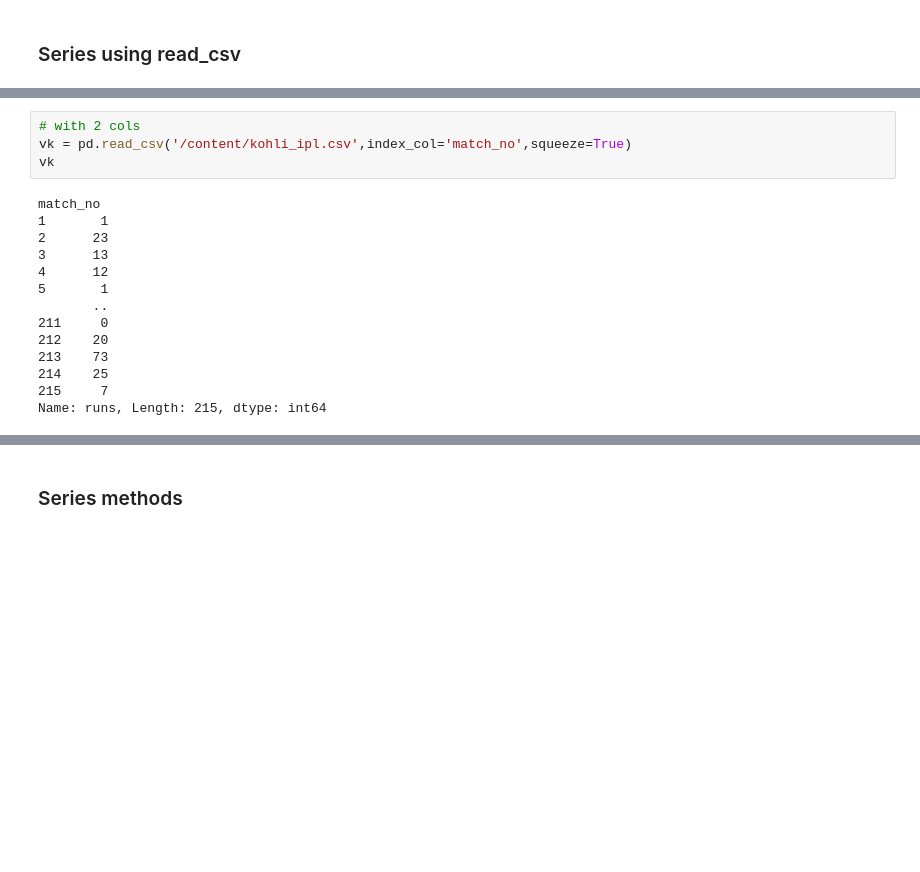
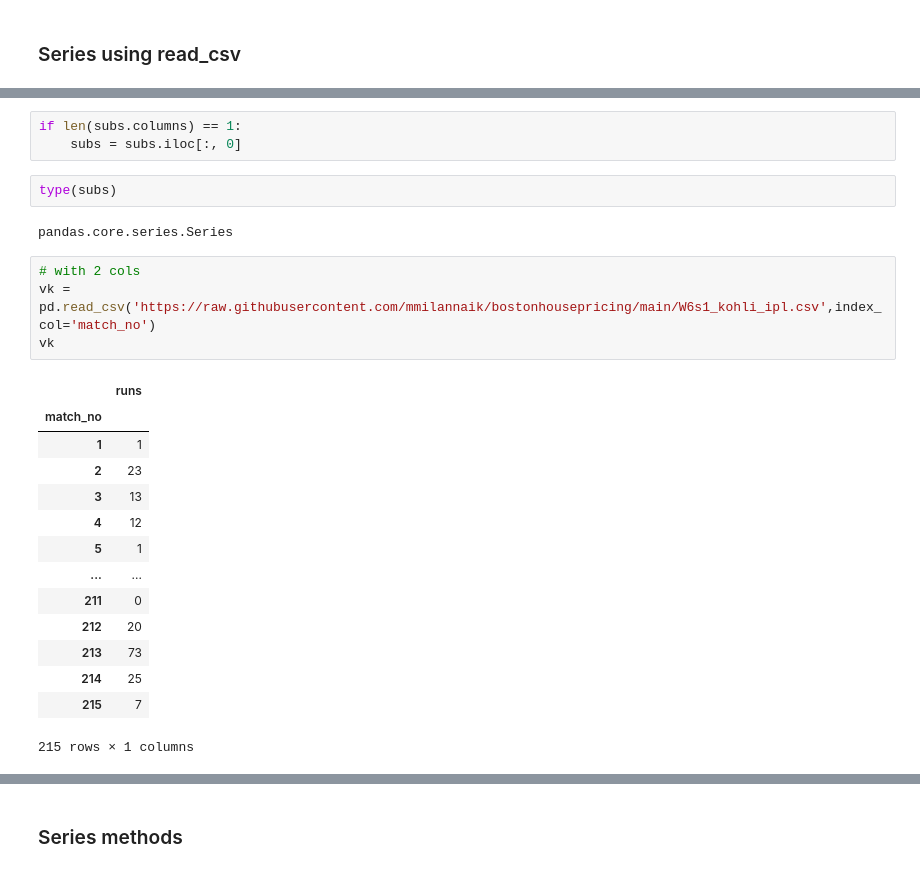
Before and after one commit to mmilannaik/bostonhousepricing, a Jupyter notebook: W6S1_session_16_pandas_series.ipynb, the cells around one changed output, grey strips where cells are left out. Cells and saved outputs as stored; diff of their text form; blank space fills up the shorter version.

```diff
--- a/W6S1_session_16_pandas_series.ipynb
+++ b/W6S1_session_16_pandas_series.ipynb
@@ -135,19 +147,27 @@ Name: Subscribers gained, Length: 365, dtype: int64
+# %%
+if len(subs.columns) == 1:
+    subs = subs.iloc[:, 0]
+# %%
+type(subs)
+# %% [output]
+pandas.core.series.Series
 # %%
 # with 2 cols
-vk = pd.read_csv('/content/kohli_ipl.csv',index_col='match_no',squeeze=True)
+vk = pd.read_csv('https://raw.githubusercontent.com/mmilannaik/bostonhousepricing/main/W6s1_kohli_ipl.csv',index_col='match_no')
 vk
 # %% [output]
+|  | runs |
+| match_no |  |
+| 1 | 1 |
+| 2 | 23 |
+| 3 | 13 |
+| 4 | 12 |
+| 5 | 1 |
+| ... | ... |
+| 211 | 0 |
+| 212 | 20 |
+| 213 | 73 |
+| 214 | 25 |
+| 215 | 7 |
-match_no
-1       1
-2      23
-3      13
-4      12
-5       1
-       ..
-211     0
-212    20
-213    73
-214    25
-215     7
-Name: runs, Length: 215, dtype: int64
+215 rows × 1 columns
 # %%
```
Also changed, not shown: parts of 23 cells of this notebook.
